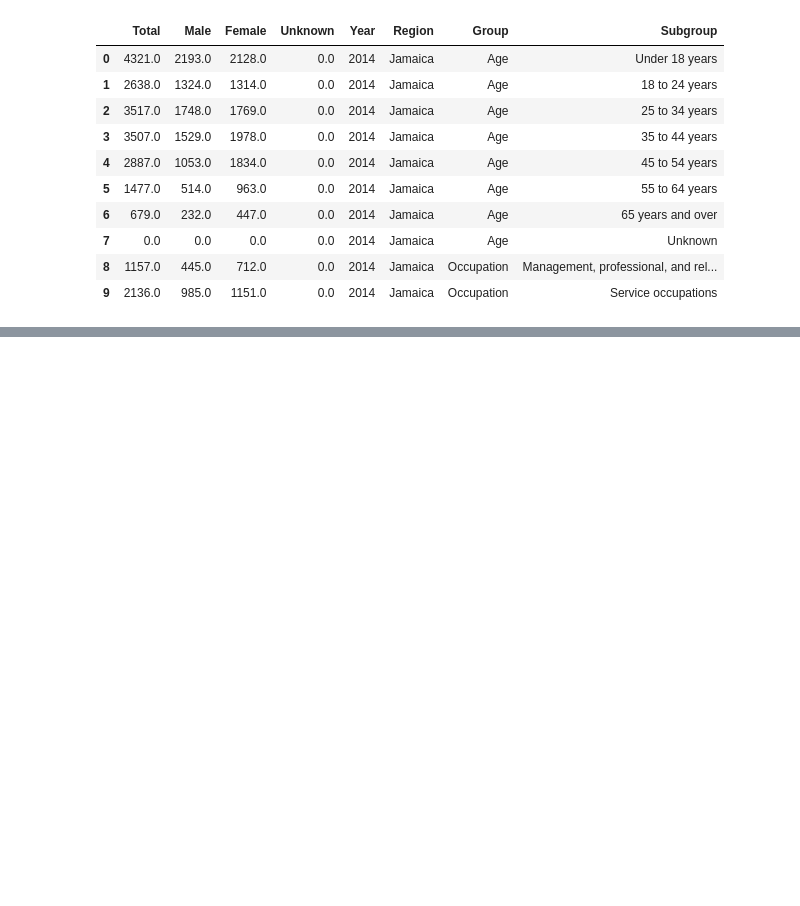
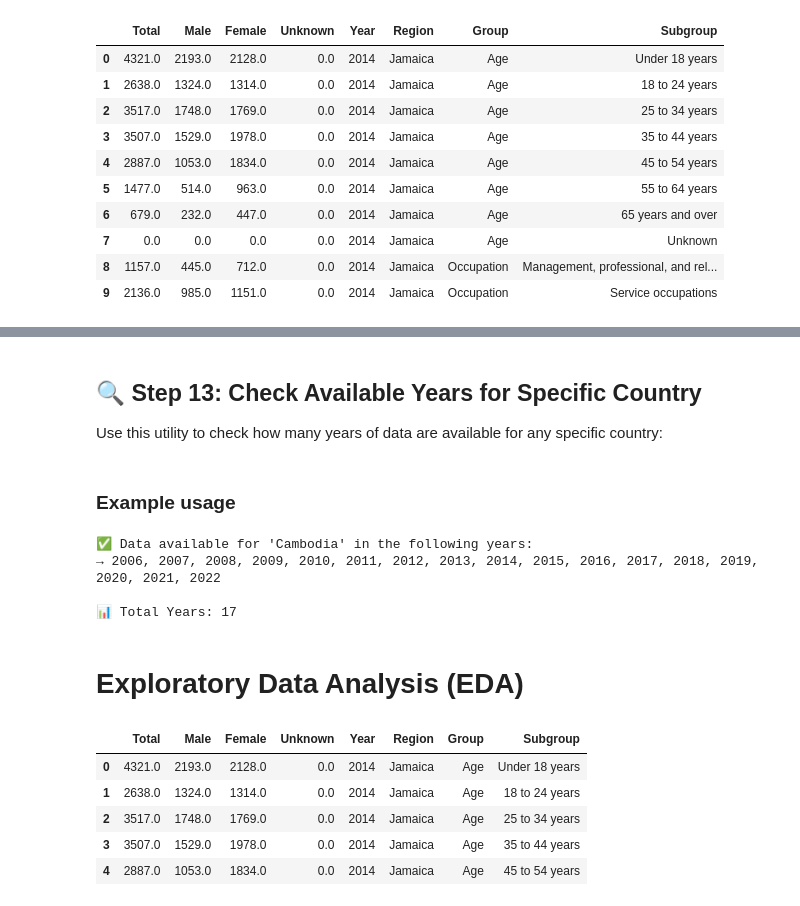
Before and after one commit to layashreeadepu/Imigrant-Insights, a Jupyter notebook: EDA.ipynb, the cells around one changed output, grey strips where cells are left out. Saved outputs shown, nothing was run; the diff lists cells and outputs as text; code cells hidden in the pictures; blank space fills up the shorter version.

```diff
--- a/EDA.ipynb
+++ b/EDA.ipynb
@@ -711,0 +314,4 @@ Top 3 strongest negative correlations:
+# %% [markdown]
+## 🔍 Step 13: Check Available Years for Specific Country
+
+Use this utility to check how many years of data are available for any specific country:
@@ -711,0 +348,20 @@ Top 3 strongest negative correlations:
+# %% [markdown]
+### Example usage
+# %%
+search_country_years(df, 'Cambodia')
+# %% [output]
+✅ Data available for 'Cambodia' in the following years:
+→ 2006, 2007, 2008, 2009, 2010, 2011, 2012, 2013, 2014, 2015, 2016, 2017, 2018, 2019, 2020, 2021, 2022
+
+📊 Total Years: 17
+# %% [markdown]
+# Exploratory Data Analysis (EDA)
+# %%
+df_common.head()
+# %% [output]
+|  | Total | Male | Female | Unknown | Year | Region | Group | Subgroup |
+| 0 | 4321.0 | 2193.0 | 2128.0 | 0.0 | 2014 | Jamaica | Age | Under 18 years |
+| 1 | 2638.0 | 1324.0 | 1314.0 | 0.0 | 2014 | Jamaica | Age | 18 to 24 years |
+| 2 | 3517.0 | 1748.0 | 1769.0 | 0.0 | 2014 | Jamaica | Age | 25 to 34 years |
+| 3 | 3507.0 | 1529.0 | 1978.0 | 0.0 | 2014 | Jamaica | Age | 35 to 44 years |
+| 4 | 2887.0 | 1053.0 | 1834.0 | 0.0 | 2014 | Jamaica | Age | 45 to 54 years |
```
Also changed, not shown: parts of 73 cells of this notebook.
